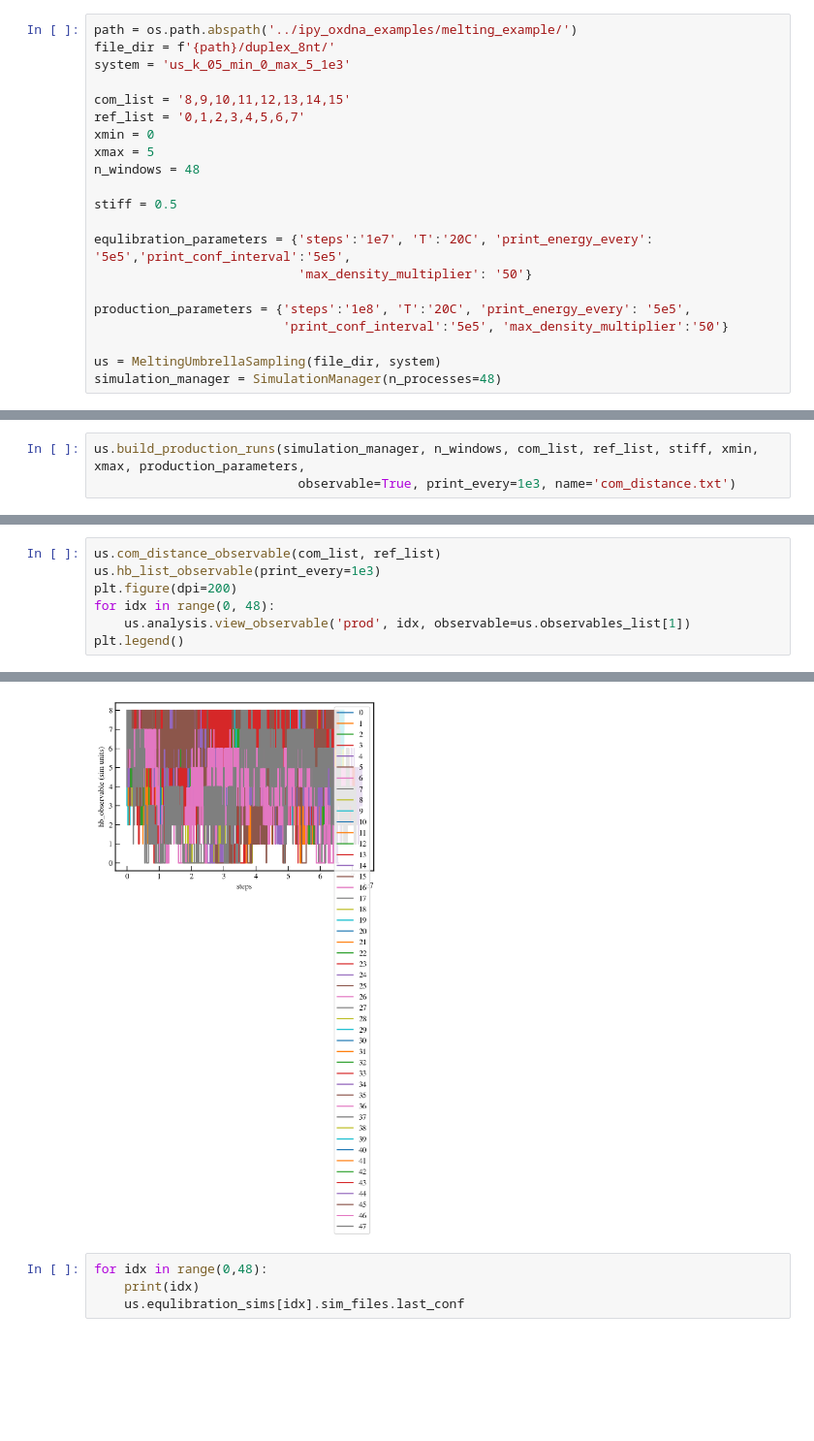
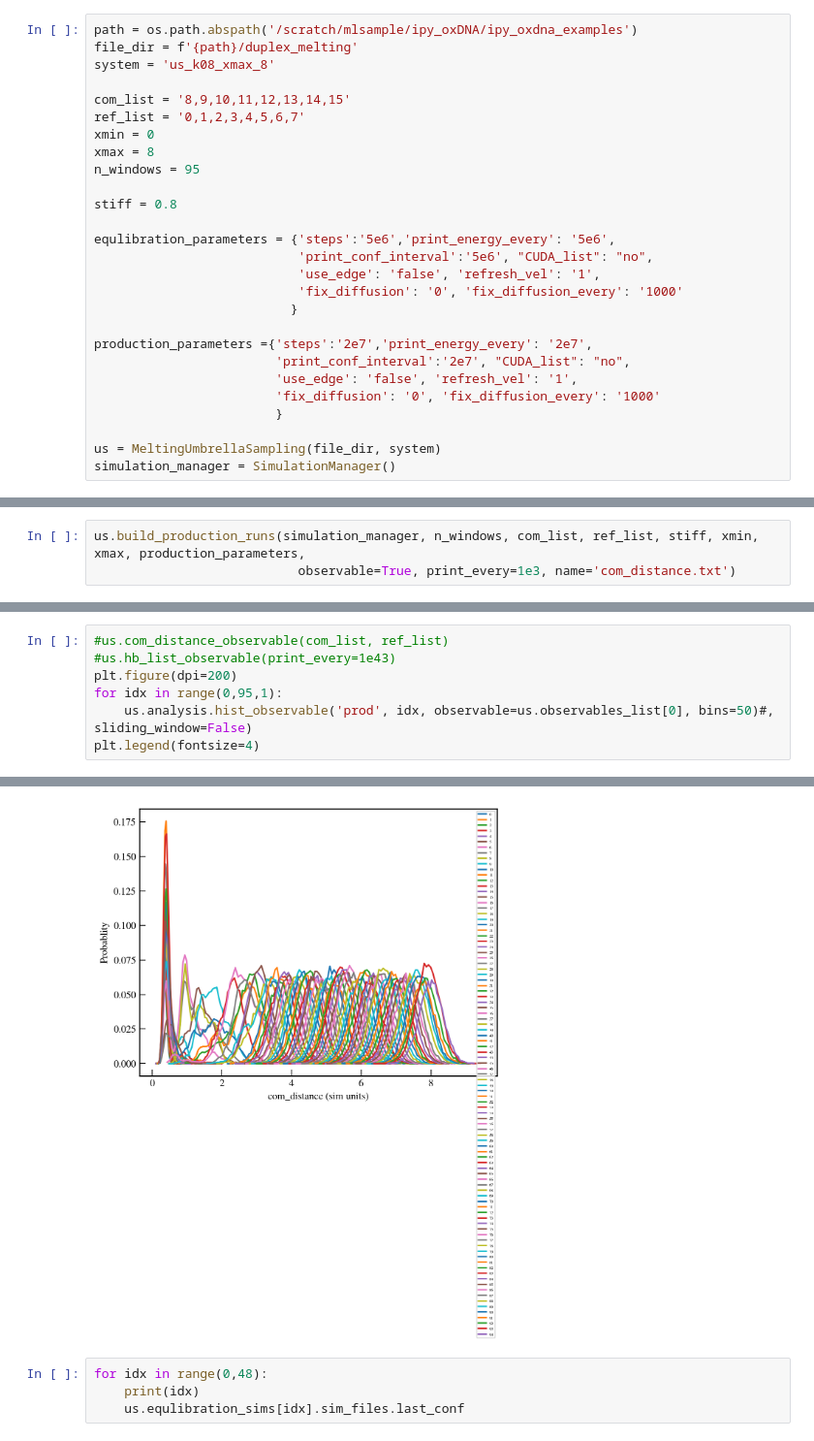
Before and after one commit to mlsample/ipy_oxDNA, a Jupyter notebook: src/duplex_example.ipynb, the cells around one changed output, grey strips where cells are left out. Shown at 97% size. Cells and saved outputs as stored; diff of their text form; blank space fills up the shorter version.

Commit message:
finished duplex melting

```diff
--- a/src/duplex_example.ipynb
+++ b/src/duplex_example.ipynb
@@ -19,23 +35,29 @@ simulation_manager.restart_nvidia_cuda_mps_control()
 # %%
-path = os.path.abspath('../ipy_oxdna_examples/melting_example/')
-file_dir = f'{path}/duplex_8nt/'
-system = 'us_k_05_min_0_max_5_1e3'
+path = os.path.abspath('/scratch/mlsample/ipy_oxDNA/ipy_oxdna_examples')
+file_dir = f'{path}/duplex_melting'
+system = 'us_k08_xmax_8'
 
 com_list = '8,9,10,11,12,13,14,15'
 ref_list = '0,1,2,3,4,5,6,7'
 xmin = 0
-xmax = 5
-n_windows = 48
+xmax = 8
+n_windows = 95
 
-stiff = 0.5
+stiff = 0.8
 
-equlibration_parameters = {'steps':'1e7', 'T':'20C', 'print_energy_every': '5e5','print_conf_interval':'5e5',
-                           'max_density_multiplier': '50'}
+equlibration_parameters = {'steps':'5e6','print_energy_every': '5e6',
+                           'print_conf_interval':'5e6', "CUDA_list": "no",
+                           'use_edge': 'false', 'refresh_vel': '1',
+                           'fix_diffusion': '0', 'fix_diffusion_every': '1000'
+                          }
 
-production_parameters = {'steps':'1e8', 'T':'20C', 'print_energy_every': '5e5',
-                         'print_conf_interval':'5e5', 'max_density_multiplier':'50'}
+production_parameters ={'steps':'2e7','print_energy_every': '2e7',
+                        'print_conf_interval':'2e7', "CUDA_list": "no",
+                        'use_edge': 'false', 'refresh_vel': '1',
+                        'fix_diffusion': '0', 'fix_diffusion_every': '1000'
+                        }
 
 us = MeltingUmbrellaSampling(file_dir, system)
-simulation_manager = SimulationManager(n_processes=48)
+simulation_manager = SimulationManager()
 # %%
 us.build_equlibration_runs(simulation_manager, n_windows, com_list, ref_list, stiff, xmin, xmax, equlibration_parameters,
@@ -103,15 +128,15 @@ us.analysis.view_conf('prod', 47)
 # %% [output]
 [interactive output not drawn]
 # %%
-us.com_distance_observable(com_list, ref_list)
-us.hb_list_observable(print_every=1e3)
+#us.com_distance_observable(com_list, ref_list)
+#us.hb_list_observable(print_every=1e43)
 plt.figure(dpi=200)
-for idx in range(0, 48):
-    us.analysis.view_observable('prod', idx, observable=us.observables_list[1])
-plt.legend()
+for idx in range(0,95,1):
+    us.analysis.hist_observable('prod', idx, observable=us.observables_list[0], bins=50)#, sliding_window=False)
+plt.legend(fontsize=4)
 # %% [output]
 <matplotlib.legend.Legend at 0x...>
-[figure, old version]
+[figure, new version]
 # %%
 for idx in range(0,48):
     print(idx)
```
Also changed, not shown: parts of 10 cells of this notebook, 3 other files.
